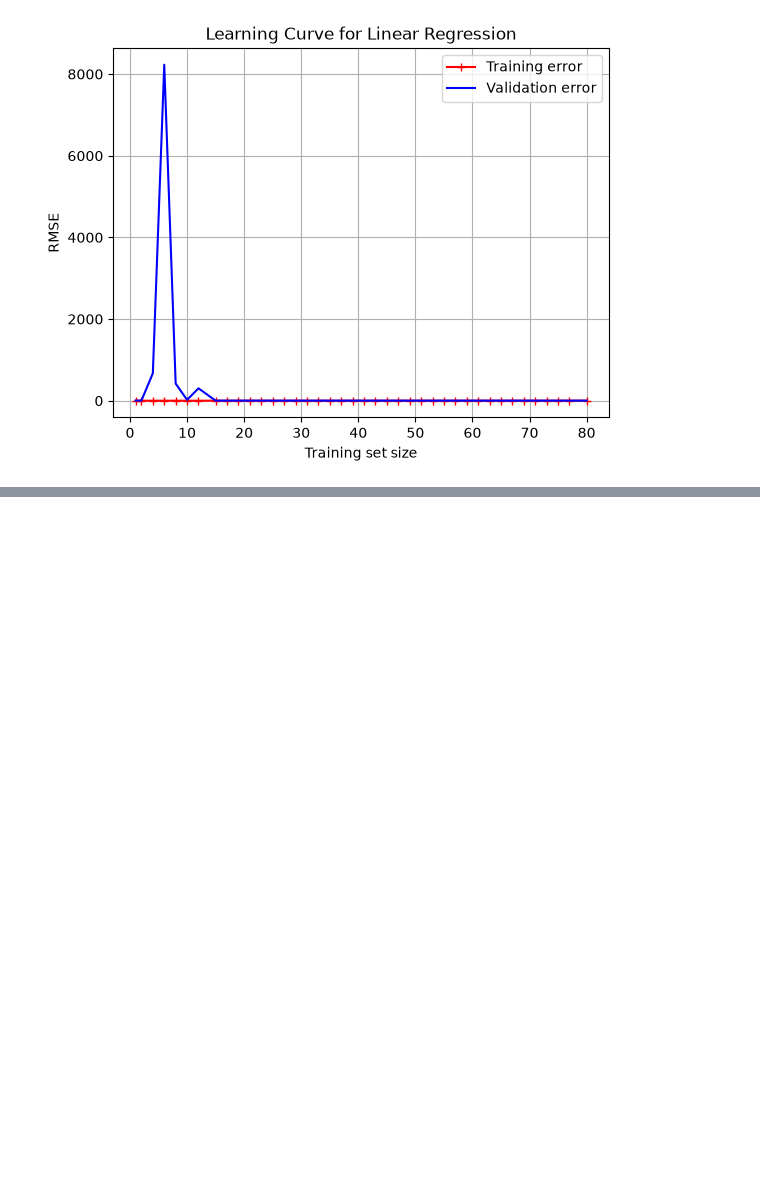
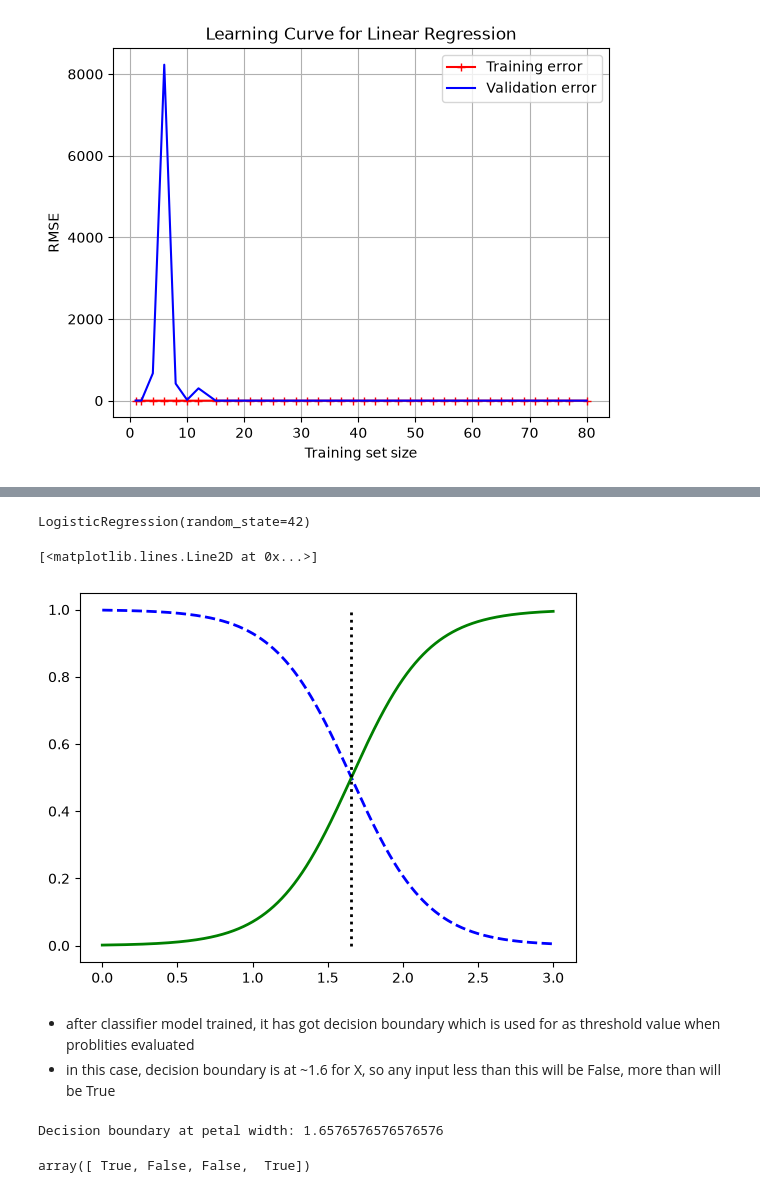
Before and after one commit to yusufjonc07/ML, a Jupyter notebook: experiments/TrainingModels.ipynb, the cells around one changed output, grey strips where cells are left out. Saved outputs shown, nothing was run; the diff lists cells and outputs as text; code cells hidden in the pictures; blank space fills up the shorter version.

```diff
--- a/experiments/TrainingModels.ipynb
+++ b/experiments/TrainingModels.ipynb
@@ -285,0 +423,5 @@ plt.show()
+# %%
+from sklearn.datasets import load_iris
+iris = load_iris(as_frame=True)
+
+list(iris.keys())
@@ -285,0 +446,36 @@ plt.show()
+# %%
+from sklearn.linear_model import LogisticRegression
+from sklearn.model_selection import train_test_split
+
+
+X = iris.data[["petal width (cm)"]].values
+y = iris.target_names[iris.target] == 'virginica'
+
+X_train, X_test, y_train, y_test = train_test_split(X, y, test_size=0.2, random_state=42)
+
+log_reg = LogisticRegression(random_state=42)
+log_reg.fit(X_train, y_train)
+# %% [output]
+LogisticRegression(random_state=42)
+# %%
+X_new = np.linspace(0, 3, 1000).reshape(-1, 1)  # reshape to get a column vector
+y_proba = log_reg.predict_proba(X_new)
+decision_boundary = X_new[y_proba[:, 1] >= 0.5][0, 0]
+
+plt.plot(X_new, y_proba[:, 0], "b--", linewidth=2,
+         label="Not Iris virginica proba")
+plt.plot(X_new, y_proba[:, 1], "g-", linewidth=2, label="Iris virginica proba")
+plt.plot([decision_boundary, decision_boundary], [0, 1], "k:", linewidth=2,
+         label="Decision boundary")
+# %% [output]
+[<matplotlib.lines.Line2D at 0x...>]
+[figure, added]
+# %% [markdown]
+- after classifier model trained, it has got decision boundary which is used for as threshold value when problities evaluated
+- in this case, decision boundary is at ~1.6 for X, so any input less than this will be False, more than will be True
+# %%
+print("Decision boundary at petal width:", decision_boundary)
+log_reg.predict([[1.7], [1.5], [1.0], [2.0]])
+# %% [output]
+Decision boundary at petal width: 1.6576576576576576
+array([ True, False, False,  True])
```
Also changed, not shown: parts of 26 cells of this notebook.
